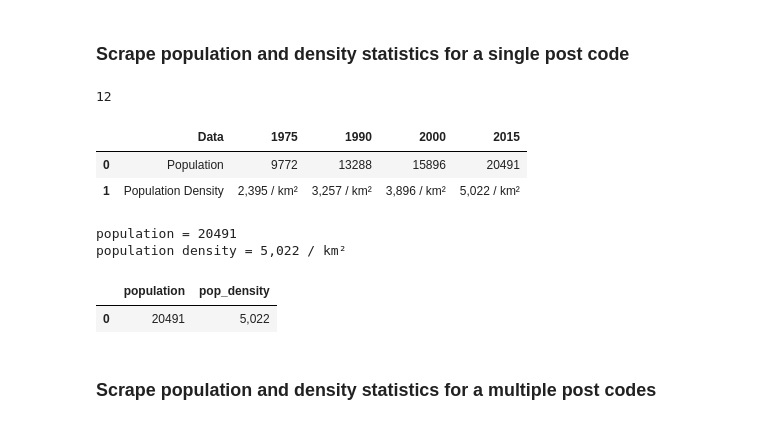
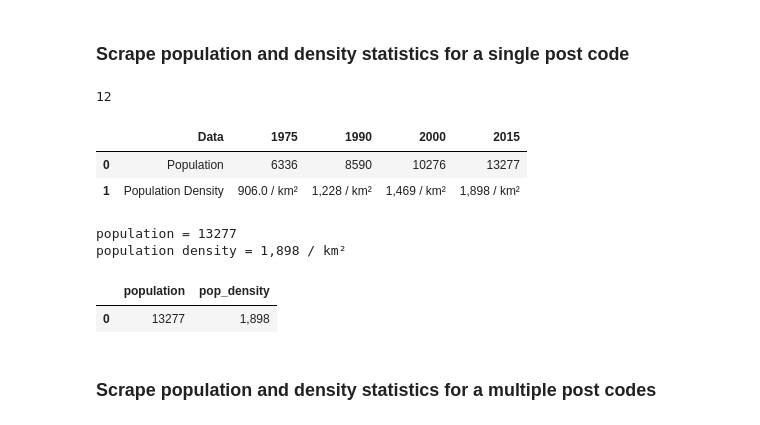
Before and after one commit to dprossi/Capstone_Project_IBM_Data_Science, a Jupyter notebook: Applied_Data_Science_Capstone_Project_Vancouver.ipynb, the cells around one changed output. Cells and saved outputs as stored; diff of their text form; code cells hidden in the pictures.

```diff
--- a/Applied_Data_Science_Capstone_Project_Vancouver.ipynb
+++ b/Applied_Data_Science_Capstone_Project_Vancouver.ipynb
@@ -649,25 +722,25 @@ plt.show()
 ### Scrape population and density statistics for a single post code
 # %%
 # check webpage for required data
-url = 'https://postal-codes.cybo.com/canada/V6J_vancouver/'
+url = 'https://postal-codes.cybo.com/canada/V6T_vancouver/'
 dfs = pd.read_html(url)
 #number of datframes on page
 print(len(dfs))
 # select desired dataframe
 df_pop_and_dense = dfs[1]
 df_pop_and_dense
 # %% [output]
 12
 |  | Data | 1975 | 1990 | 2000 | 2015 |
-| 0 | Population | 9772 | 13288 | 15896 | 20491 |
-| 1 | Population Density | 2,395 / km² | 3,257 / km² | 3,896 / km² | 5,022 / km² |
+| 0 | Population | 6336 | 8590 | 10276 | 13277 |
+| 1 | Population Density | 906.0 / km² | 1,228 / km² | 1,469 / km² | 1,898 / km² |
 # %%
 # population
 print('population = ' + df_pop_and_dense['2015'][0])
 print('population density = ' + df_pop_and_dense['2015'][1])
 # %% [output]
-population = 20491
-population density = 5,022 / km²
+population = 13277
+population density = 1,898 / km²
 # %%
 # put most recent population and poopulation density into separate columns
 df_pop_and_dense['population'] = df_pop_and_dense['2015'][0]
@@ -683,7 +756,7 @@ df_pop_and_dense['pop_density'] = df_pop_and_dense['pop_density'].str.slice(stop
 df_pop_and_dense
 # %% [output]
 |  | population | pop_density |
-| 0 | 20491 | 5,022 |
+| 0 | 13277 | 1,898 |
 # %% [markdown]
 ### Scrape population and density statistics for a multiple post codes
 # %%
```
Also changed, not shown: parts of 26 cells of this notebook.
